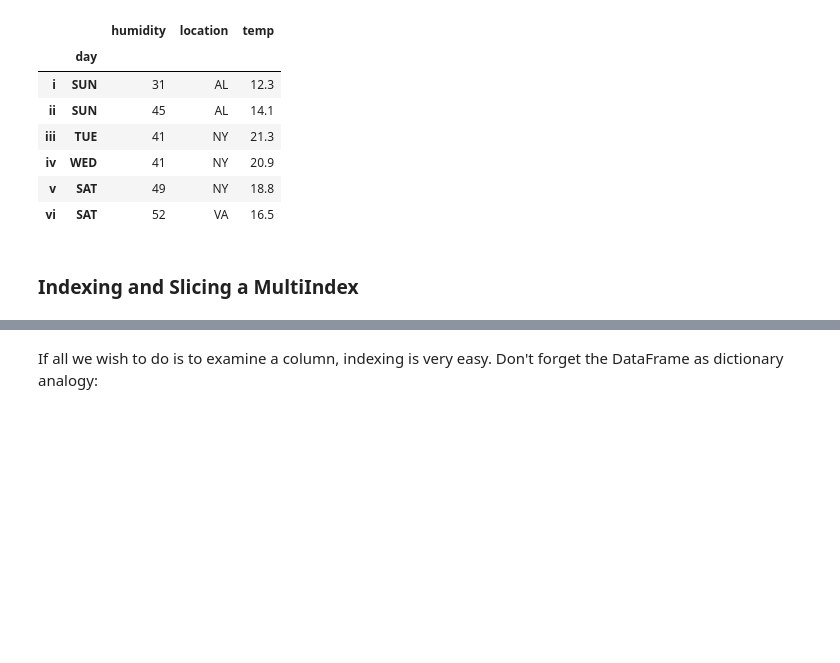
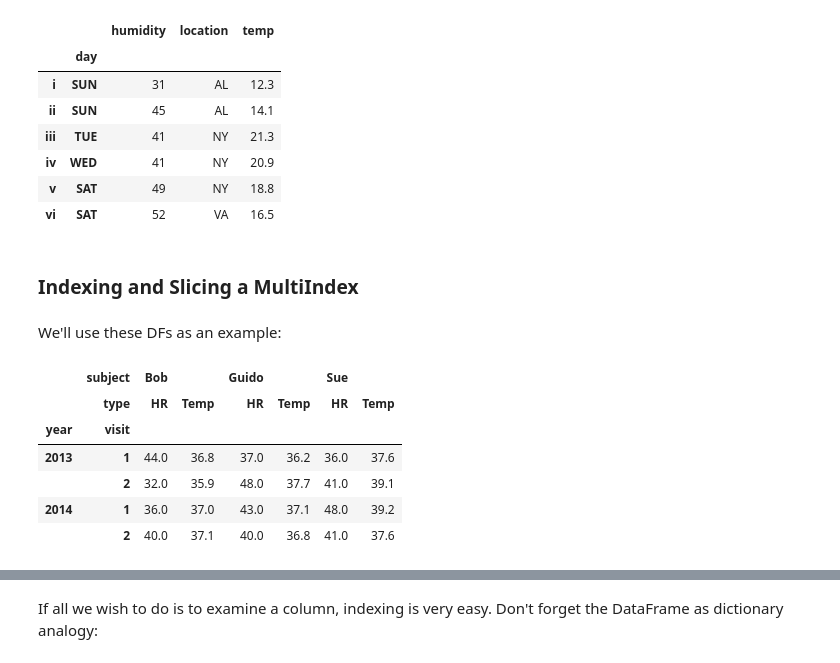
Before and after one commit to sagol-python-for-neuroscientists/textbook-public, a Jupyter notebook: classes/class7.ipynb, the cells around one changed output, grey strips where cells are left out. Saved outputs shown, nothing was run; the diff lists cells and outputs as text; code cells hidden in the pictures; blank space fills up the shorter version.

```diff
--- a/classes/class7.ipynb
+++ b/classes/class7.ipynb
@@ -748,3 +760,15 @@ states.set_index([['i', 'ii', 'iii', 'iv', 'v', 'vi'], 'day'])
 | vi | SAT | 52 | VA | 16.5 |
 # %% [markdown]
 ### Indexing and Slicing a MultiIndex
+# %% [markdown]
+We'll use these DFs as an example:
+# %%
+health_data
+# %% [output]
+|  | subject | Bob |  | Guido |  | Sue |  |
+|  | type | HR | Temp | HR | Temp | HR | Temp |
+| year | visit |  |  |  |  |  |  |
+| 2013 | 1 | 44.0 | 36.8 | 37.0 | 36.2 | 36.0 | 37.6 |
+|  | 2 | 32.0 | 35.9 | 48.0 | 37.7 | 41.0 | 39.1 |
+| 2014 | 1 | 36.0 | 37.0 | 43.0 | 37.1 | 48.0 | 39.2 |
+|  | 2 | 40.0 | 37.1 | 40.0 | 36.8 | 41.0 | 37.6 |
```
Also changed, not shown: parts of 78 cells of this notebook.
